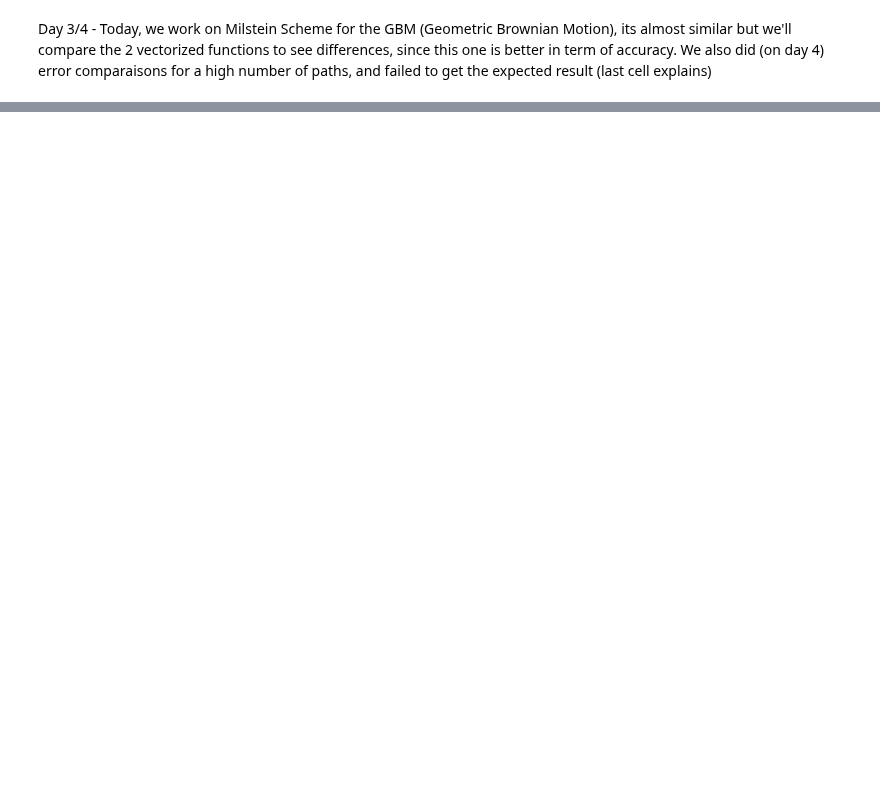
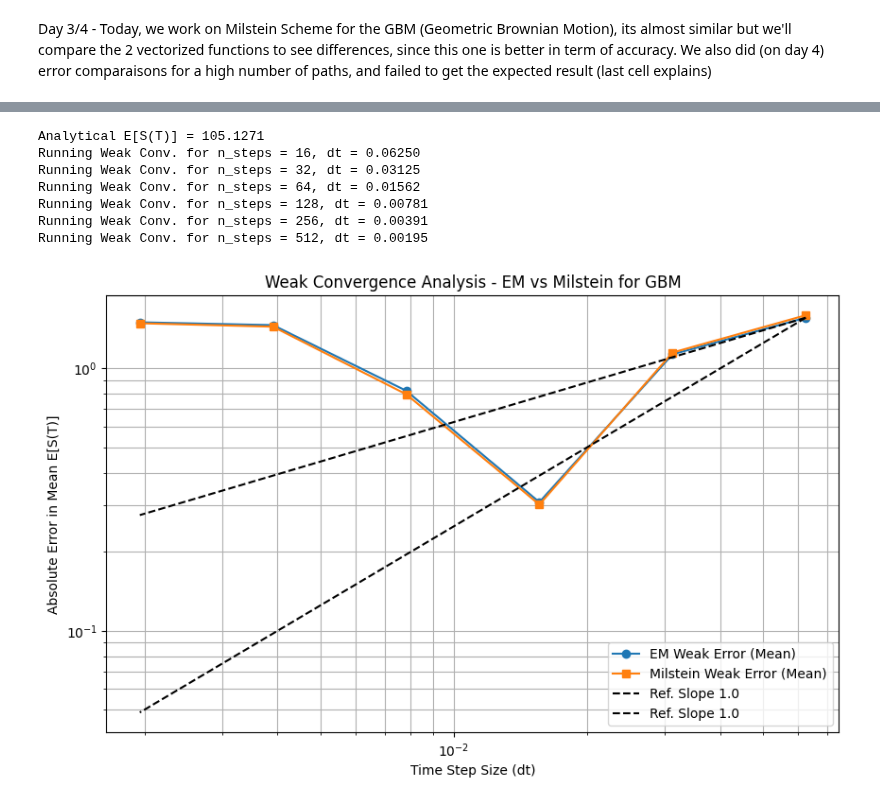
Before and after one commit to Far3000-YT/SDE-Simulation-Analysis, a Jupyter notebook: notebooks/03_gbm_milstein_convergence.ipynb, the cells around one changed output, grey strips where cells are left out. Cells and saved outputs as stored; diff of their text form; code cells hidden in the pictures; blank space fills up the shorter version.

```diff
--- a/notebooks/03_gbm_milstein_convergence.ipynb
+++ b/notebooks/03_gbm_milstein_convergence.ipynb
@@ -127,0 +175,58 @@ So, the simulation/analysis failed to reproduce the theoretical result and we do
+# %%
+#analytical expected value
+E_S_T = S0 * np.exp(MU * T)
+print(f"Analytical E[S(T)] = {E_S_T:.4f}")
+
+#arrays to store weak errors
+weak_errors_em = np.zeros(len(n_steps_range))
+weak_errors_milstein = np.zeros(len(n_steps_range))
+#can reuse existing values
+
+#loop through different numbers of steps
+for i, n_steps in enumerate(n_steps_range):
+    dt = T / n_steps
+    print(f"Running Weak Conv. for n_steps = {n_steps}, dt = {dt:.5f}")
+    Z_weak = np.random.normal(0, 1, size=(n_steps, PATHS))
+
+    #EM simulation
+    _, S_em_weak = simulate_gbm_em_vectorized(S0, MU, SIGMA, T, dt, PATHS, Z=Z_weak)
+    S_T_sim_em_weak = S_em_weak[-1, :]
+
+    #Milstein simulation
+    _, S_milstein_weak = simulate_gbm_milstein_vectorized(S0, MU, SIGMA, T, dt, PATHS, Z=Z_weak)
+    S_T_sim_milstein_weak = S_milstein_weak[-1, :]
+
+    #weak errors calc
+    weak_errors_em[i] = np.abs(np.mean(S_T_sim_em_weak) - E_S_T)
+    weak_errors_milstein[i] = np.abs(np.mean(S_T_sim_milstein_weak) - E_S_T)
+
+#weak convergence plot
+plt.figure(figsize=(10, 6))
+plt.plot(dt_values_em, weak_errors_em, 'o-', label='EM Weak Error (Mean)')
+plt.plot(dt_values_em, weak_errors_milstein, 's-', label='Milstein Weak Error (Mean)')
+
+
+plt.plot(
+    dt_values_em,
+    weak_errors_em[0] * (dt_values_em / dt_values_em[0])**1.0,
+    'k--',
+    label='Ref. Slope 1.0'
+)
+
+plt.title('Weak Convergence Analysis - EM vs Milstein for GBM')
+plt.xlabel('Time Step Size (dt)')
+plt.ylabel('Absolute Error in Mean E[S(T)]')
+plt.xscale('log')
+plt.yscale('log')
+plt.grid(True, which='both')
+plt.legend()
+plt.show()
+# %% [output]
+Analytical E[S(T)] = 105.1271
+Running Weak Conv. for n_steps = 16, dt = 0.06250
+Running Weak Conv. for n_steps = 32, dt = 0.03125
+Running Weak Conv. for n_steps = 64, dt = 0.01562
+Running Weak Conv. for n_steps = 128, dt = 0.00781
+Running Weak Conv. for n_steps = 256, dt = 0.00391
+Running Weak Conv. for n_steps = 512, dt = 0.00195
+[figure, added]
```
Also changed, not shown: parts of 5 cells of this notebook.
